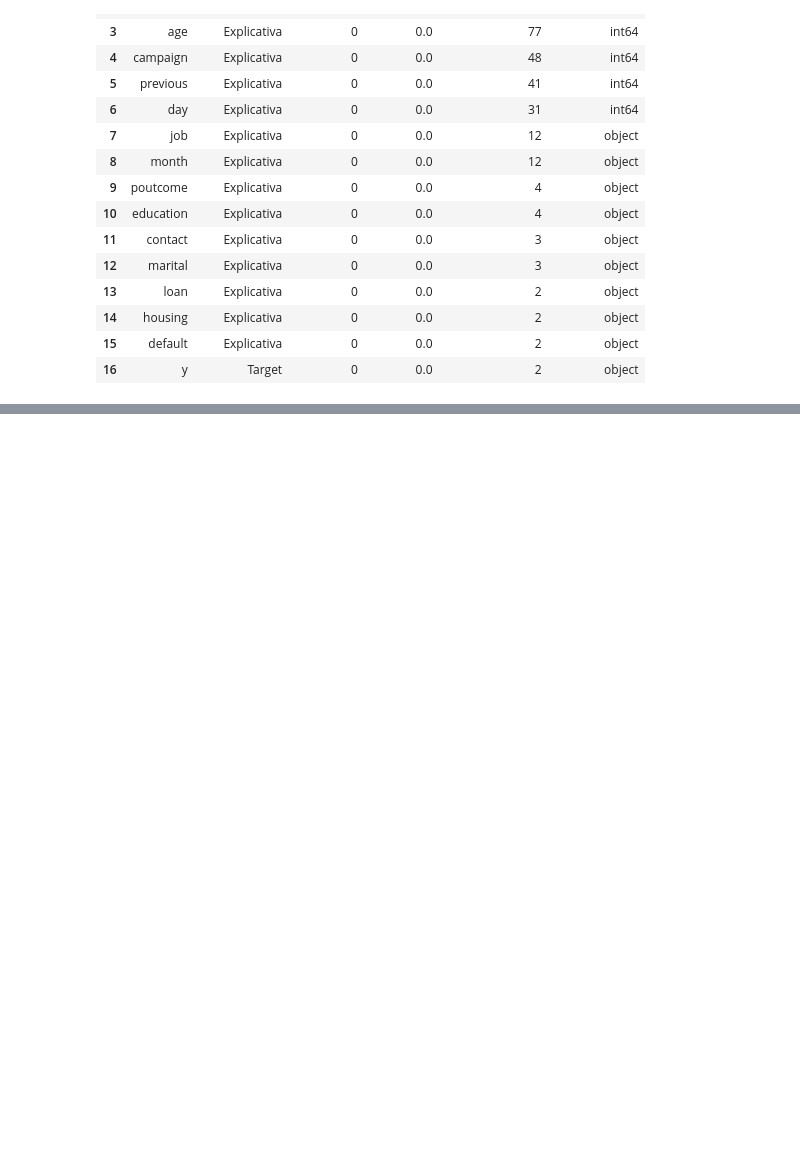
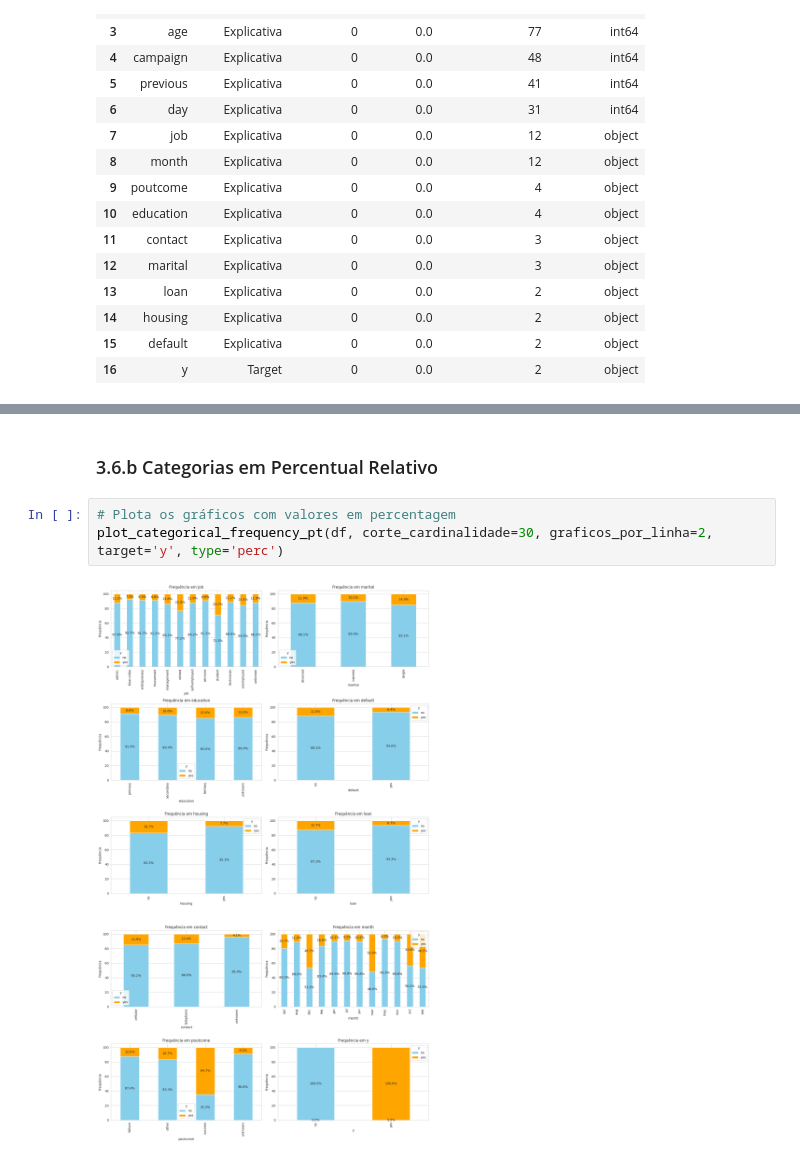
Before and after one commit to edgaracabral/Kaggle_BankMarketing, a Jupyter notebook: 01_Kaggle_BankMarketing_EDA.ipynb, the cells around one changed output, grey strips where cells are left out. Drawn from its saved outputs; the diff is of its cells as text; blank space fills up the shorter version.

```diff
--- a/01_Kaggle_BankMarketing_EDA.ipynb
+++ b/01_Kaggle_BankMarketing_EDA.ipynb
@@ -207,0 +493,7 @@ Name: count, dtype: int64
+# %% [markdown]
+### 3.6.b Categorias em Percentual Relativo
+# %%
+# Plota os gráficos com valores em percentagem
+plot_categorical_frequency_pt(df, corte_cardinalidade=30, graficos_por_linha=2, target='y', type='perc')
+# %% [output]
+[figure, added]
```
Also changed, not shown: parts of 25 cells of this notebook.
